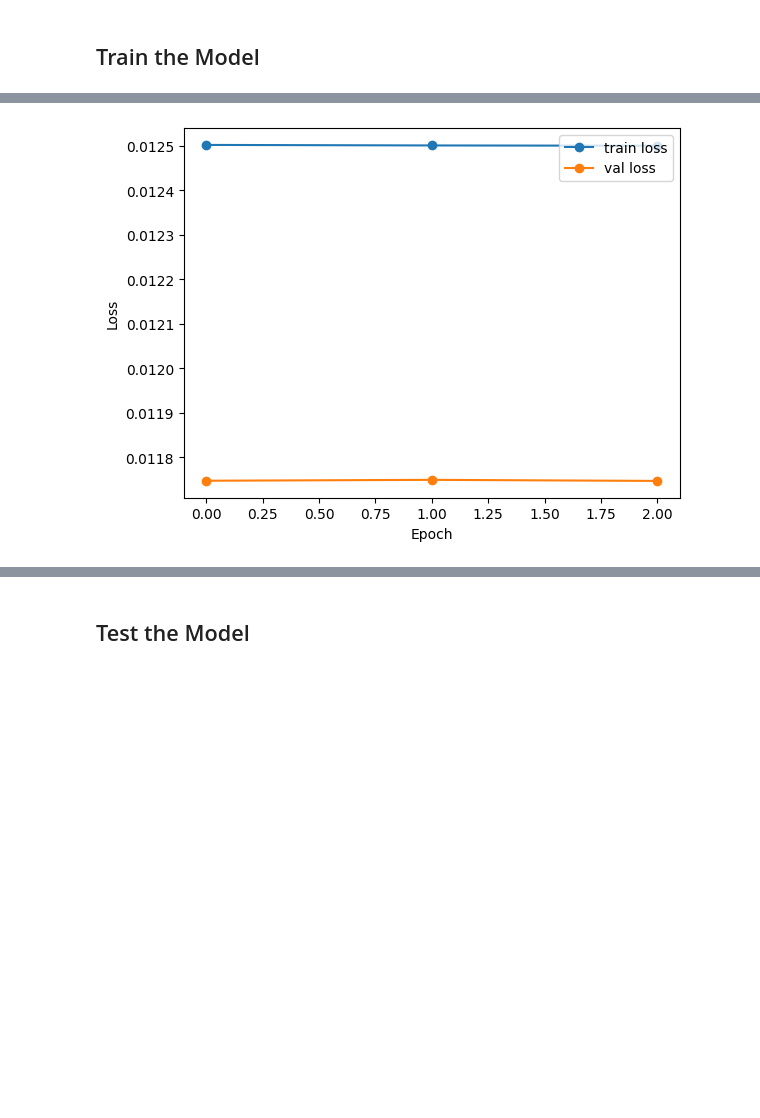
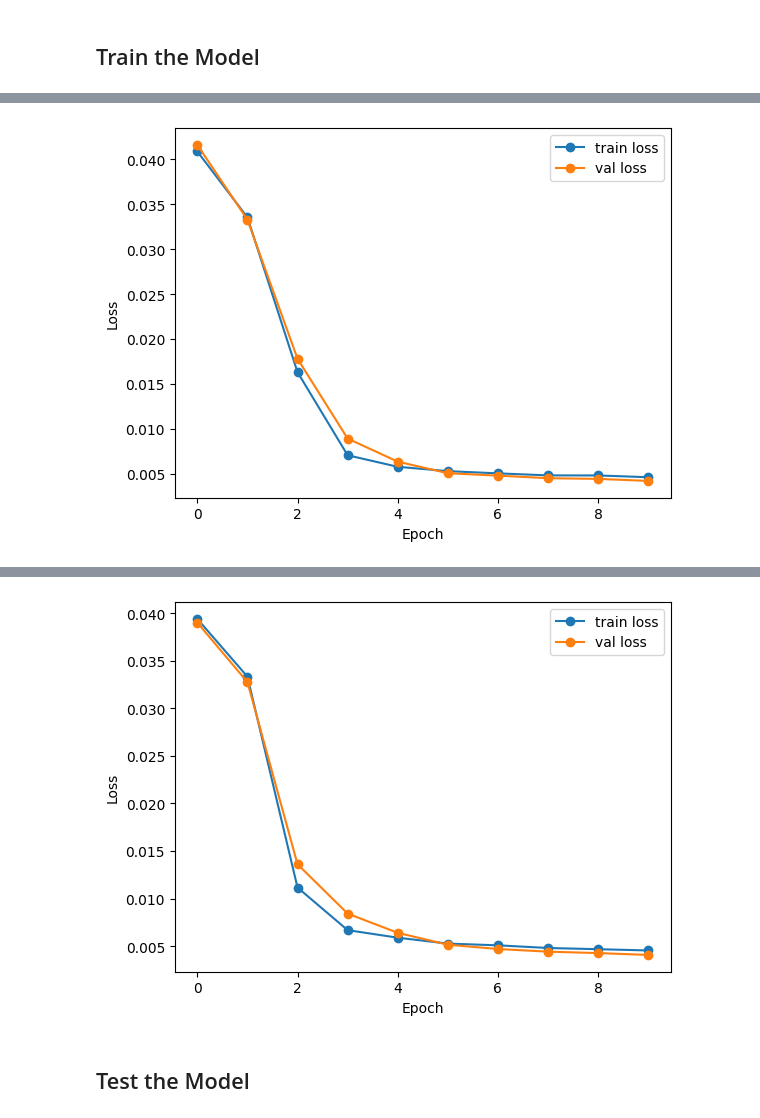
Before and after one commit to ophirsim/Imazon_MINT, a Jupyter notebook: pipeline.ipynb, the cells around one changed output, grey strips where cells are left out. Drawn from its saved outputs; the diff is of its cells as text; code cells hidden in the pictures; blank space fills up the shorter version.

```diff
--- a/pipeline.ipynb
+++ b/pipeline.ipynb
@@ -12,14 +13,16 @@ import matplotlib.pyplot as plt
 # %% [markdown]
 ## Load the Train, Val, and Test Datasets and Dataloaders
 # %%
-N = 6
+timestep = 6
+history = 5
+iterative = True
 device = 'cuda' if torch.cuda.is_available() else 'cpu'
 
-train_set = WaterDataset('/localhome/ophirsim/Imazon_Water_Dataset/train', timestep=N, device=device)
-val_set = WaterDataset('/localhome/ophirsim/Imazon_Water_Dataset/val', timestep=N, device=device)
-test_set = WaterDataset('/localhome/ophirsim/Imazon_Water_Dataset/test', timestep=N, device=device)
+train_set = WaterDataset('/localhome/ophirsim/Imazon_Water_Dataset/train', timestep=timestep, history=history, iterative=iterative, device=device)
+val_set = WaterDataset('/localhome/ophirsim/Imazon_Water_Dataset/val', timestep=timestep, history=history, iterative=iterative, device=device)
+test_set = WaterDataset('/localhome/ophirsim/Imazon_Water_Dataset/test', timestep=timestep, history=history, iterative=iterative, device=device)
 
-batch_size = 2
+batch_size = 1
 train_loader = DataLoader(train_set, batch_size=batch_size, shuffle=True)
 val_loader = DataLoader(val_set, batch_size=batch_size, shuffle=True)
 test_loader = DataLoader(test_set, batch_size=batch_size, shuffle=True)
@@ -39,33 +42,47 @@ plt.imshow(train_set[0][1][0, :, :].cpu(), origin='lower')
 ## Load the Model
 # %%
 img_size = (480, 716)
-emb_size = 480*716
-model = Baseline(img_size, emb_size, device=device,
+emb_size = 480*716*history
+model = Baseline(img_size, emb_size, history=history, device=device,
                 patch_size=4,
                 embed_dim=128,
                 depth=3,
                 decoder_depth=1,
                 num_heads=2,
                 dtype=torch.float)
+
+acc_metrics = {'accuracy': metrics.accuracy, 'f1': metrics.f1, 'TP':metrics.TP, 'FP':metrics.FP, 'TN':metrics.TN, 'FN':metrics.FN}
 # %% [markdown]
 ## Train the Model
 # %%
-loss_fn = nn.MSELoss()
-# TODO: implement better accuracy metrics
-acc_metric = nn.MSELoss()
+for lr in [1e-4]:
+    for weight_decay in [1e-5]:
+        for weight in [0.5, None]:
+            if weight is None:
+                loss_fn = nn.CrossEntropyLoss()
+            else:
+                loss_fn = nn.CrossEntropyLoss(torch.tensor([weight, 1-weight], dtype=torch.float, device=device))
 
-# TODO: tune learning parameters
-lr = 0.01
-weight_decay = 0.01
-epochs = 3
-optimizer = torch.optim.Adam(model.parameters(), lr=lr, weight_decay=weight_decay)
+            print(f'\t lr: {lr}')
+            print(f'\t weight_decay: {weight_decay}')
 
-train_losses, val_losses = train(train_loader, val_loader, model, loss_fn, optimizer, acc_metric, epochs)
+            model = Baseline(img_size, emb_size, history=history, device=device,
+                    patch_size=4,
+                    embed_dim=128,
+                    depth=3,
+                    decoder_depth=1,
+                    num_heads=2,
+                    dtype=torch.float)
 
-plt.plot([x for x in range(len(train_losses))], train_losses, marker='o', linestyle="-", label='train loss')
-plt.plot([x for x in range(len(val_losses))], val_losses, marker='o', linestyle="-", label='val loss')
-plt.legend(loc="upper right")
-plt.xlabel("Epoch")
-plt.ylabel("Loss")
-plt.show()
+            epochs = 10
+            optimizer = torch.optim.Adam(model.parameters(), lr=lr, weight_decay=weight_decay)
+            train_losses, val_losses = train(train_loader, val_loader, model, loss_fn, optimizer, acc_metrics, epochs)
+
+            plt.figure()
+            plt.plot([x for x in range(len(train_losses))], train_losses, marker='o', linestyle="-", label='train loss')
+            plt.plot([x for x in range(len(val_losses))], val_losses, marker='o', linestyle="-", label='val loss')
+            plt.legend(loc="upper right")
+            plt.xlabel("Epoch")
+            plt.ylabel("Loss")
+            plt.show()
 # %% [output]
@@ -89 +106 @@ Epoch 2 Val loss: 0.01174659485973063
-[figure, old version]
+[figure, new version]
@@ -89,0 +124 @@ Epoch 2 Val loss: 0.01174659485973063
+[figure, added]
```
Also changed, not shown: parts of 8 cells of this notebook, 8 other files.
